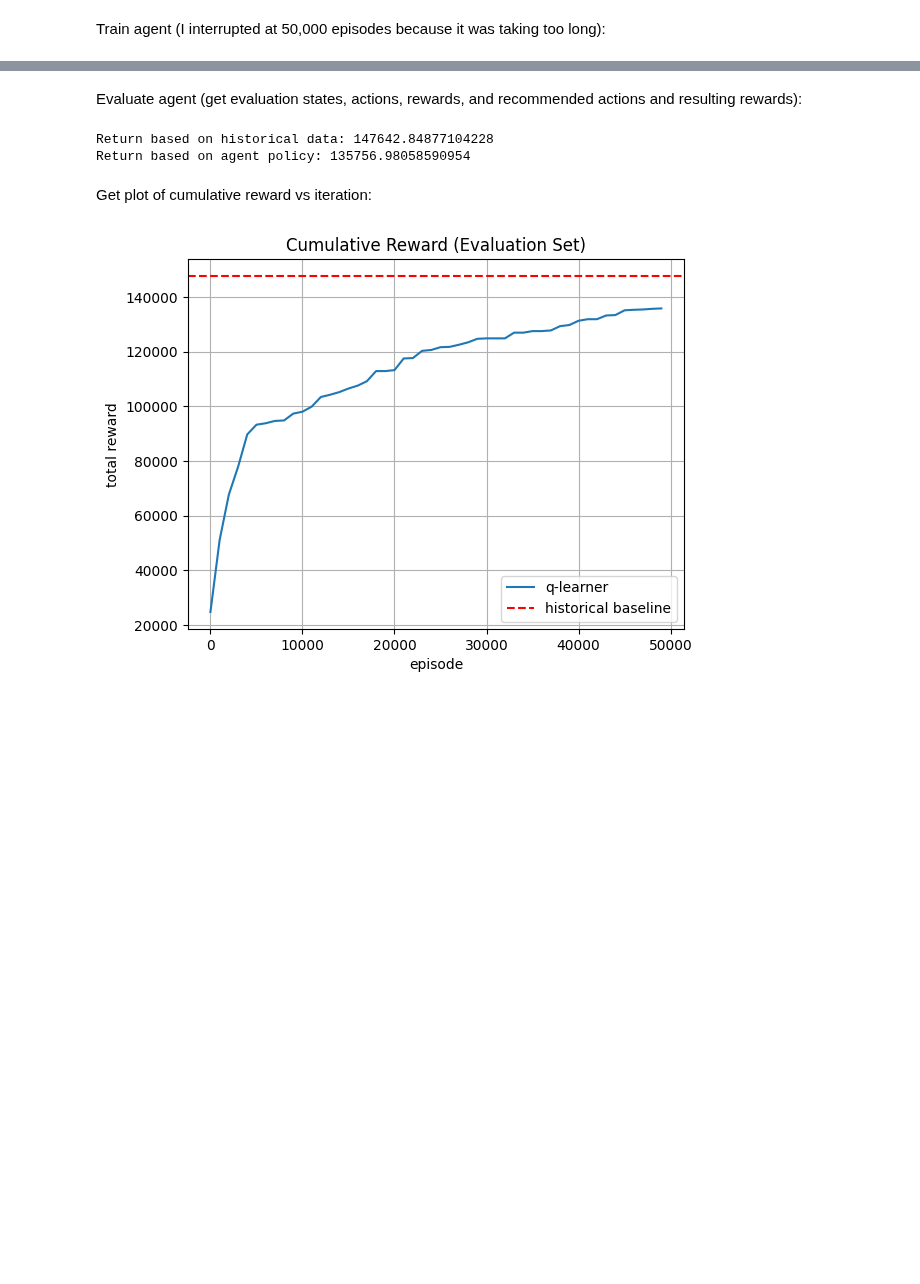
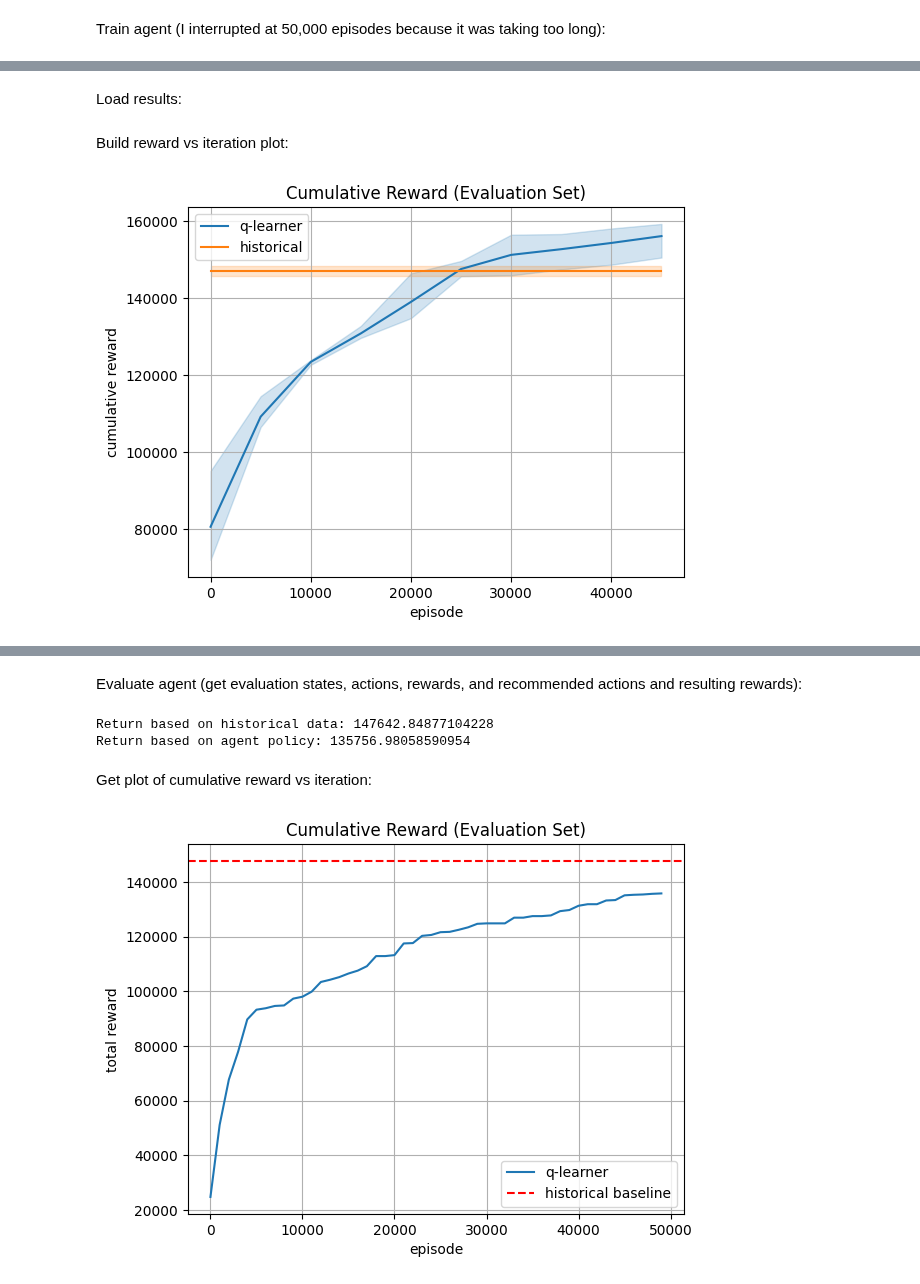
Before and after one commit to gsassatelli/explainable-rl, a Jupyter notebook: evaluation.ipynb, the cells around one changed output, grey strips where cells are left out. Drawn from its saved outputs; the diff is of its cells as text; code cells hidden in the pictures; blank space fills up the shorter version.

Commit message:
Fixed graphs in evaluation notebook

```diff
--- a/evaluation.ipynb
+++ b/evaluation.ipynb
@@ -30,7 +30,8 @@ hyperparam_dict_ds_data = {
         'env_type': 'strategic_pricing',
         'num_episodes': 50000,
         'num_steps': 1,
-        'train_test_split': 0.2
+        'train_test_split': 0.2,
+        'n_eval_steps': 5000
     }
 
 hyperparam_dict = hyperparam_dict_ds_data
@@ -37,3 +40,8 @@ hyperparam_dict = hyperparam_dict_ds_data
+# %%
+n_runs = 3
+train_agent_reward = []
+train_hist_reward = []
+eval_results = []
 # %% [markdown]
 Train agent (I interrupted at 50,000 episodes because it was taking too long):
 # %%
@@ -88,0 +168,43 @@ Initialize agent
+# %% [markdown]
+Load results:
+# %%
+import pickle
+
+with open('runs/eval_results.pkl', 'rb') as f:  # open a text file
+    eval_results = pickle.load(f) # serialize the list
+
+with open('runs/train_agent_reward.pkl', 'rb') as f:  # open a text file
+    train_agent_reward = pickle.load(f) # serialize the list
+
+
+with open('runs/train_hist_reward.pkl', 'rb') as f:  # open a text file
+    train_hist_reward = pickle.load(f) # serialize the list
+# %% [markdown]
+Build reward vs iteration plot:
+# %%
+import pandas as pd
+import seaborn as sns
+import matplotlib.pyplot as plt
+
+n_runs = len(train_agent_reward)
+
+train_agent_reward_df = pd.DataFrame(
+    [[run, episode*hyperparam_dict_ds_data['n_eval_steps'], train_agent_reward[run][episode]] for run in range(n_runs) for episode in range(len(train_agent_reward[0]))],
+    columns=['run','episode','cumulative reward']
+)
+
+train_hist_reward_df = pd.DataFrame(
+    [[run, episode*hyperparam_dict_ds_data['n_eval_steps'], train_hist_reward[run]]for run in range(n_runs) for episode in range(len(train_agent_reward[0]))],
+    columns=['run','episode','cumulative reward']
+)
+fig, ax = plt.subplots()
+
+sns.lineplot(data=train_agent_reward_df, x='episode', y='cumulative reward', label='q-learner')
+sns.lineplot(data=train_hist_reward_df, x='episode', y='cumulative reward', label='historical')
+plt.legend()
+plt.title("Cumulative Reward (Evaluation Set)")
+plt.grid()
+
+plt.show()
+# %% [output]
+[figure, added]
```
Also changed, not shown: parts of 8 cells of this notebook.
